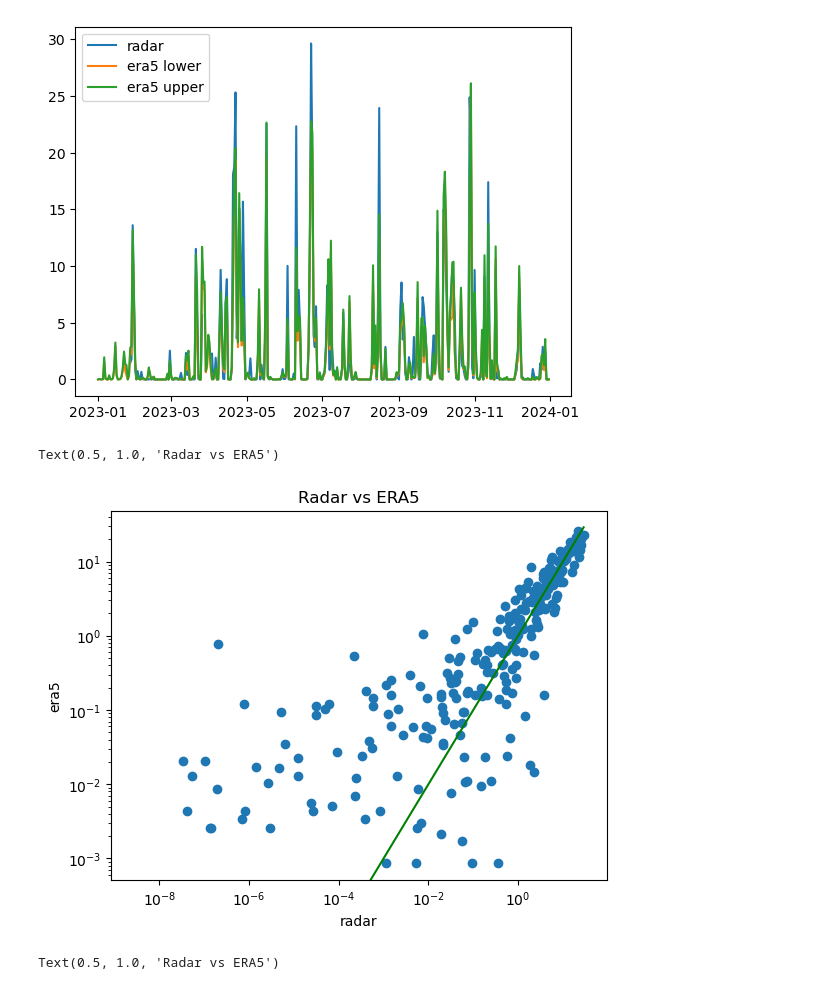
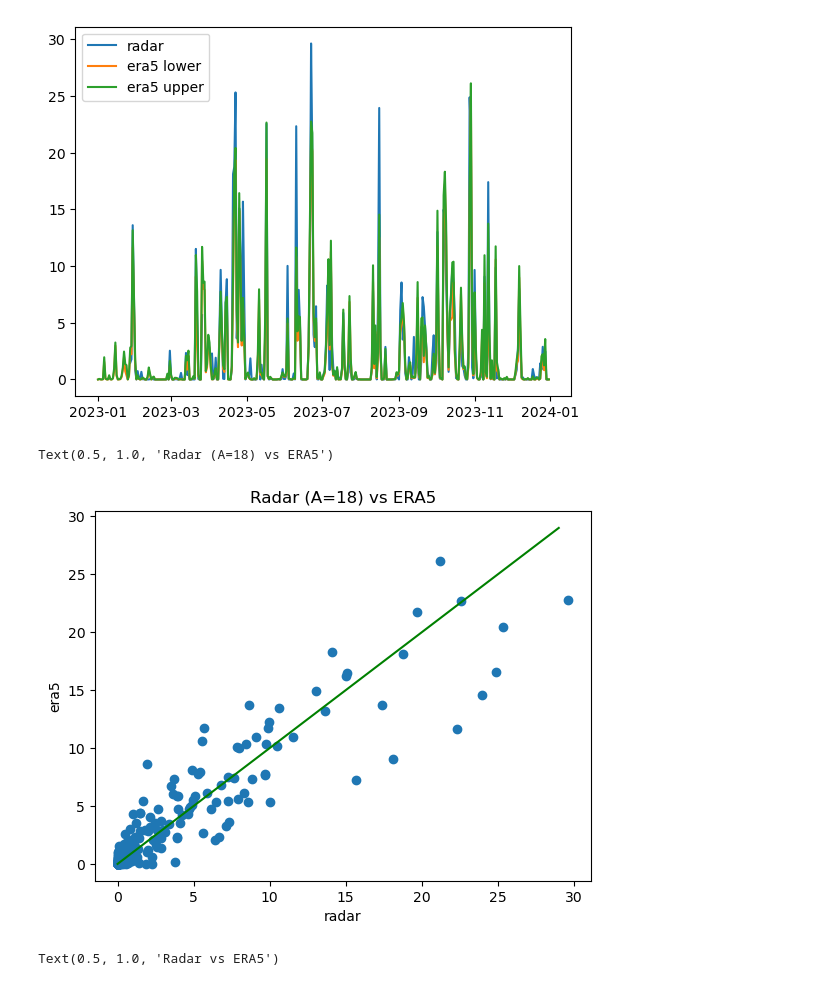
Before and after one commit to Troll-Observing-Network/neumayer-snowfall, a Jupyter notebook: MonthlyAccum.ipynb, the cells around one changed output. Drawn from its saved outputs; the diff is of its cells as text; code cells hidden in the pictures.

```diff
--- a/MonthlyAccum.ipynb
+++ b/MonthlyAccum.ipynb
@@ -167,15 +167,15 @@ plt.legend()
 # %%
 plt.scatter(allAccum[:, 0], accum_daily_high)
 plt.ylabel('era5')
 plt.xlabel('radar')
 plt.plot(np.arange(0, 30), np.arange(0, 30), c='green')
-plt.gca().set_xscale("log")
-plt.gca().set_yscale("log")
+#plt.gca().set_xscale("log")
+#plt.gca().set_yscale("log")
 
-plt.title("Radar vs ERA5")
+plt.title("Radar (A=18) vs ERA5")
 # %% [output]
-Text(0.5, 1.0, 'Radar vs ERA5')
+Text(0.5, 1.0, 'Radar (A=18) vs ERA5')
-[figure, old version]
+[figure, new version]
 # %%
 plt.scatter(allAccum[:, 0], accum_daily_high)
 plt.ylabel('era5')
```
Also changed, not shown: parts of 4 cells of this notebook, 3 other files.
